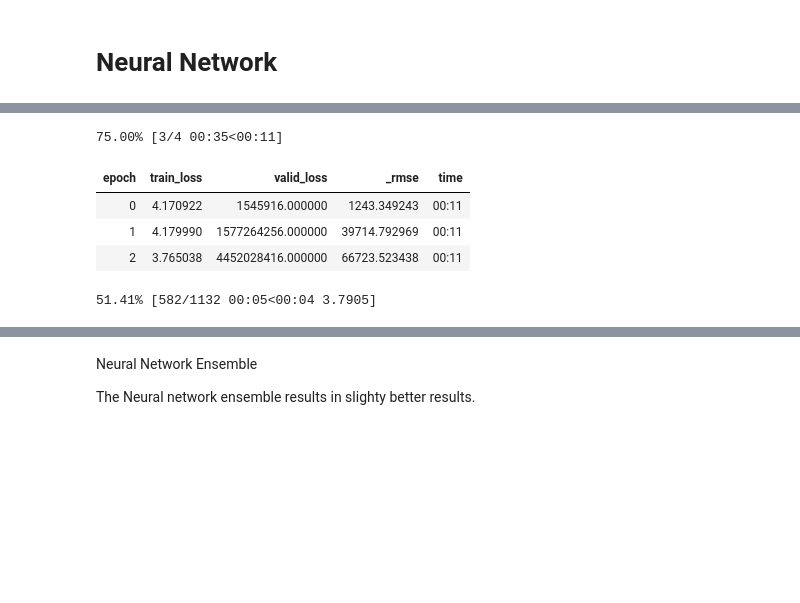
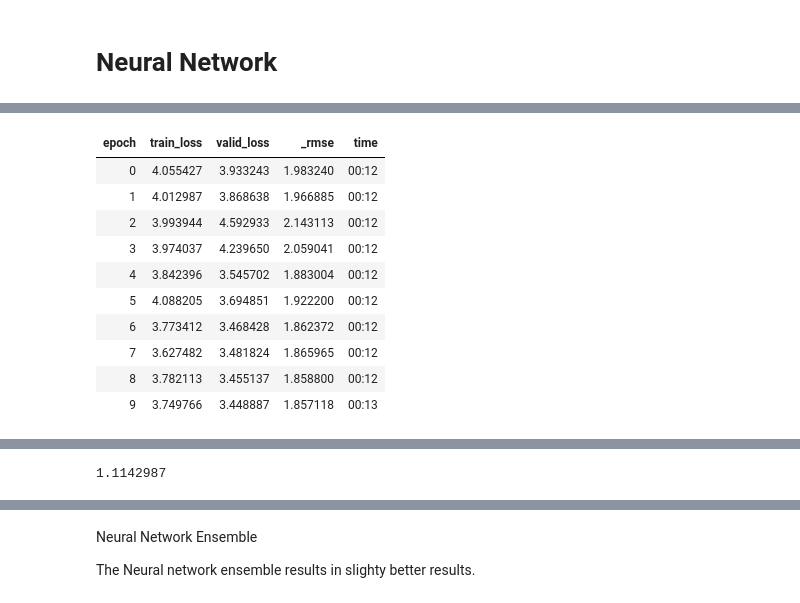
Before and after one commit to rubanzasilva/abalone_age_prediction, a Jupyter notebook: ps-s04e04-fastai.ipynb, the cells around one changed output, grey strips where cells are left out. Drawn from its saved outputs; the diff is of its cells as text; code cells hidden in the pictures; blank space fills up the shorter version.

```diff
--- a/ps-s04e04-fastai.ipynb
+++ b/ps-s04e04-fastai.ipynb
@@ -171,31 +165,42 @@ SuggestedLRs(slide=7.585775892948732e-05, valley=0.02290867641568184)
                   # splits=splits)
 
 #X_train, y_train = to.train.xs, to.train.ys.values.ravel()
 #X_test, y_test = to.valid.xs, to.valid.ys.values.ravel()
 
 #dls = to.dataloaders(bs=64)
 #test_dl = dls.test_dl(test_df)
 
 #learn = tabular_learner(dls, metrics=rmse)
 #learn.lr_find(suggest_funcs=(slide,valley))
 
-learn.fit_one_cycle(4,0.2)
+learn.fit_one_cycle(10,0.008)
 dl = learn.dls.test_dl(test_df)
 nn_preds = learn.get_preds(dl=dl)
 nn_preds_x = learn.get_preds()[0]
 a_preds, _ = learn.get_preds(dl=dl)
 nn_preds_y = a_preds.squeeze(1)
 
 
 #target_preds = nn_preds[0]
 
 #test_df['Rings'] = target_preds
 #test_df.to_csv('submission.csv', columns=['Rings'], index=True)
 
 #submission = pd.read_csv('submission.csv')
 #submission.head()
 
 mse = mean_absolute_error(y_test, nn_preds_x)
 rmse = np.sqrt(mse)
 rmse
 # %% [output]
+| epoch | train_loss | valid_loss | _rmse | time |
+| 0 | 4.055427 | 3.933243 | 1.983240 | 00:12 |
+| 1 | 4.012987 | 3.868638 | 1.966885 | 00:12 |
+| 2 | 3.993944 | 4.592933 | 2.143113 | 00:12 |
+| 3 | 3.974037 | 4.239650 | 2.059041 | 00:12 |
+| 4 | 3.842396 | 3.545702 | 1.883004 | 00:12 |
+| 5 | 4.088205 | 3.694851 | 1.922200 | 00:12 |
+| 6 | 3.773412 | 3.468428 | 1.862372 | 00:12 |
+| 7 | 3.627482 | 3.481824 | 1.865965 | 00:12 |
+| 8 | 3.782113 | 3.455137 | 1.858800 | 00:12 |
+| 9 | 3.749766 | 3.448887 | 1.857118 | 00:13 |
@@ -202,9 +210,4 @@ rmse
-75.00% [3/4 00:35<00:11]
+1.1142987
-| epoch | train_loss | valid_loss | _rmse | time |
-| 0 | 4.170922 | 1545916.000000 | 1243.349243 | 00:11 |
-| 1 | 4.179990 | 1577264256.000000 | 39714.792969 | 00:11 |
-| 2 | 3.765038 | 4452028416.000000 | 66723.523438 | 00:11 |
-51.41% [582/1132 00:05<00:04 3.7905]
 # %%
 target_preds = nn_preds[0]
 
```
Also changed, not shown: parts of 26 cells of this notebook.
